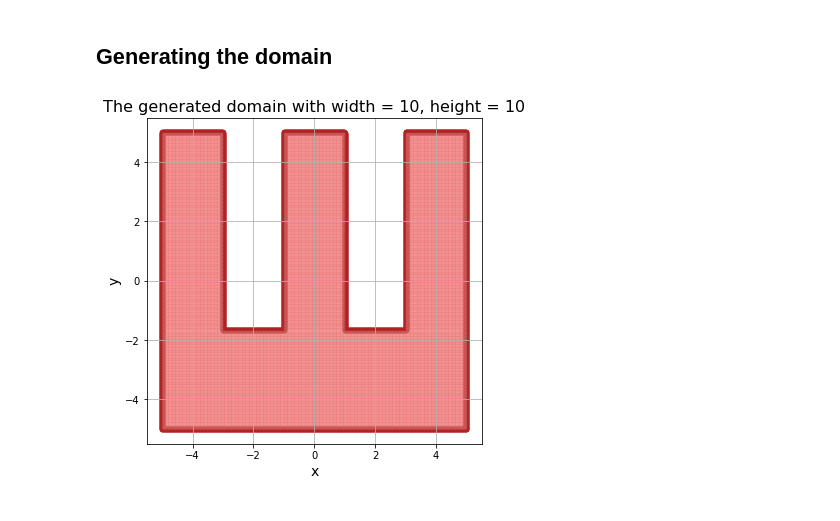
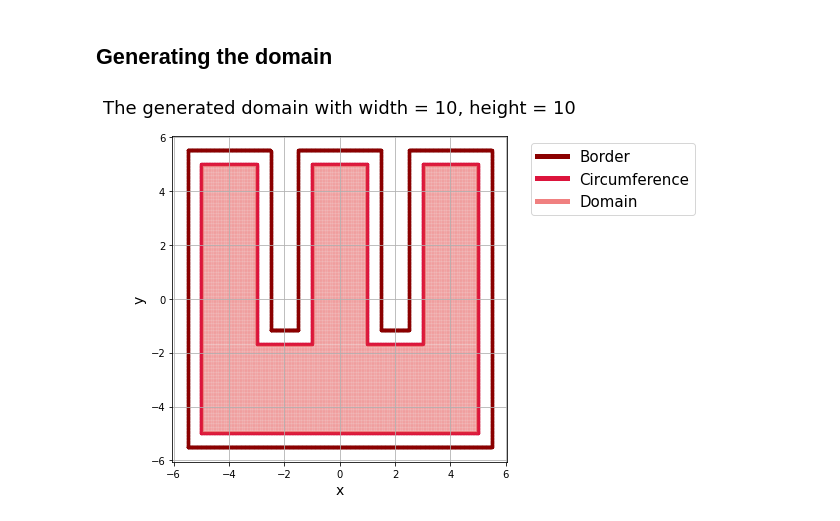
Before and after one commit to domonkoshaffner/laplace_ode, a Jupyter notebook: laplace.ipynb, the cells around one changed output. Drawn from its saved outputs; the diff is of its cells as text; code cells hidden in the pictures.

Commit message:
Add complete border + domain notebook

```diff
--- a/laplace.ipynb
+++ b/laplace.ipynb
@@ -106,27 +173,33 @@ def rect_circ2(width, height, devision_point):
 # %% [markdown]
 ## Generating the domain
+# %%
+# Setting the width and height
+width = 10
+height = 10
+
+# Setting the division point - the relative height of the full rectangle
+devision_point = 1/3
+
+# Setting the border distance
+border_dist = width / 10
 # %%
-# Setting the width and height
+# Generating the domain
+x_y_coord = rect_circ2(width, height, devision_point, border_dist)
 
-w = 10
-h = 10
-
-# Setting the division point - the relative height of the full rectangle
-
-devision_point = 1/3
-
-# Generating the circumference of the domain
-
-x_y_coord = rect_circ2(w, h, devision_point)
+# Circumference
 x_coordinates = x_y_coord[0]
 y_coordinates = x_y_coord[1]
+
+# Inner domain
 x_filled = x_y_coord[2]
 y_filled = x_y_coord[3]
 
+# Outer border
+x_border = x_y_coord[4]
+y_border = x_y_coord[5]
+
 # Plotting the domain
-
 savefig = False
-
-rect_plot(x_coordinates, y_coordinates, x_filled, y_filled, savefig)
+rect_plot(x_coordinates, y_coordinates, x_filled, y_filled, x_border, y_border, savefig)
 # %% [output]
-[figure, old version]
+[figure, new version]
```
Also changed, not shown: parts of 4 cells of this notebook, 1 other file.
